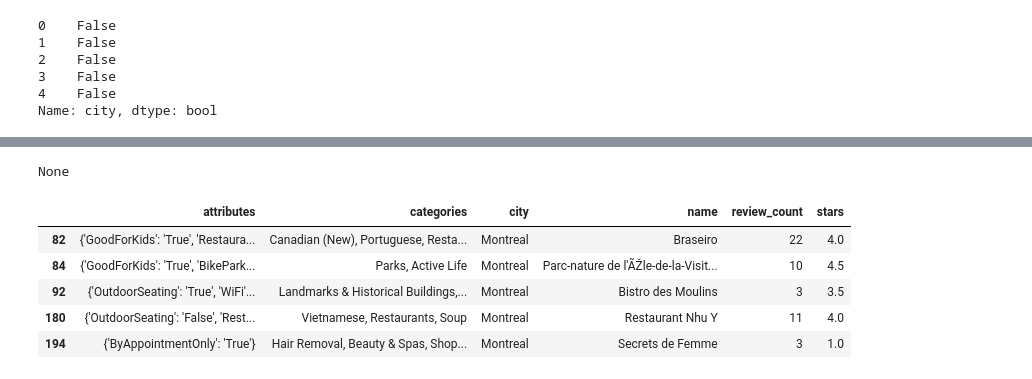
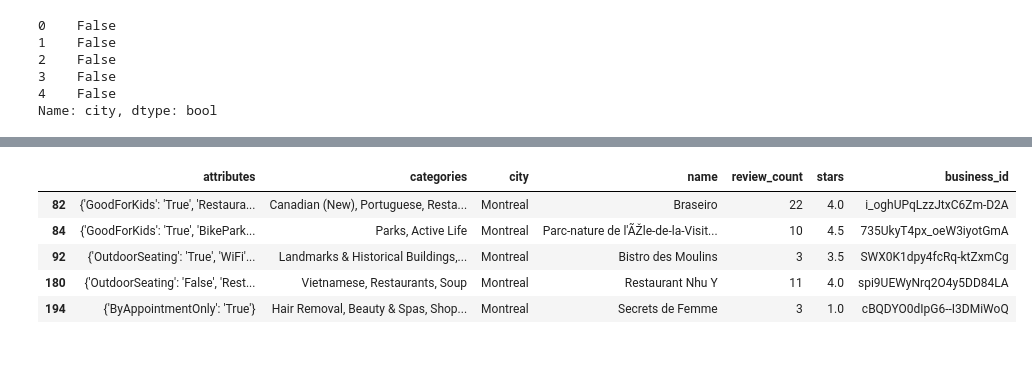
Before and after one commit to rhoffp4/Montreal_food, a Jupyter notebook: Yelp_project.ipynb, the cells around one changed output, grey strips where cells are left out. Drawn from its saved outputs; the diff is of its cells as text; code cells hidden in the pictures.

```diff
--- a/Yelp_project.ipynb
+++ b/Yelp_project.ipynb
@@ -125,15 +48,12 @@ def Coffee(MontrealBusiness):
 # %%
-print(Coffee(MontrealBusiness))
+#print(Coffee(MontrealBusiness))
-# %% [output]
-None
 # %%
-MontrealBusiness=MontrealBusiness[["attributes", 'categories', 'city', 'name', 'review_count','stars']]
+MontrealBusiness=MontrealBusiness[["attributes", 'categories', 'city', 'name', 'review_count','stars', 'business_id']]
+MontrealBusiness.head()
+# %% [output]
+|  | attributes | categories | city | name | review_count | stars | business_id |
+| 82 | {'GoodForKids': 'True', 'Restaura... | Canadian (New), Portuguese, Resta... | Montreal | Braseiro | 22 | 4.0 | i_oghUPqLzzJtxC6Zm-D2A |
+| 84 | {'GoodForKids': 'True', 'BikePark... | Parks, Active Life | Montreal | Parc-nature de l'ÃŽle-de-la-Visit... | 10 | 4.5 | 735UkyT4px_oeW3iyotGmA |
+| 92 | {'OutdoorSeating': 'True', 'WiFi'... | Landmarks & Historical Buildings,... | Montreal | Bistro des Moulins | 3 | 3.5 | SWX0K1dpy4fcRq-ktZxmCg |
+| 180 | {'OutdoorSeating': 'False', 'Rest... | Vietnamese, Restaurants, Soup | Montreal | Restaurant Nhu Y | 11 | 4.0 | spi9UEWyNrq2O4y5DD84LA |
+| 194 | {'ByAppointmentOnly': 'True'} | Hair Removal, Beauty & Spas, Shop... | Montreal | Secrets de Femme | 3 | 1.0 | cBQDYO0dIpG6--I3DMiWoQ |
-# %%
-MontrealBusiness.head()
-# %% [output]
-|  | attributes | categories | city | name | review_count | stars |
-| 82 | {'GoodForKids': 'True', 'Restaura... | Canadian (New), Portuguese, Resta... | Montreal | Braseiro | 22 | 4.0 |
-| 84 | {'GoodForKids': 'True', 'BikePark... | Parks, Active Life | Montreal | Parc-nature de l'ÃŽle-de-la-Visit... | 10 | 4.5 |
-| 92 | {'OutdoorSeating': 'True', 'WiFi'... | Landmarks & Historical Buildings,... | Montreal | Bistro des Moulins | 3 | 3.5 |
-| 180 | {'OutdoorSeating': 'False', 'Rest... | Vietnamese, Restaurants, Soup | Montreal | Restaurant Nhu Y | 11 | 4.0 |
-| 194 | {'ByAppointmentOnly': 'True'} | Hair Removal, Beauty & Spas, Shop... | Montreal | Secrets de Femme | 3 | 1.0 |
```
Also changed, not shown: parts of 29 cells of this notebook.
